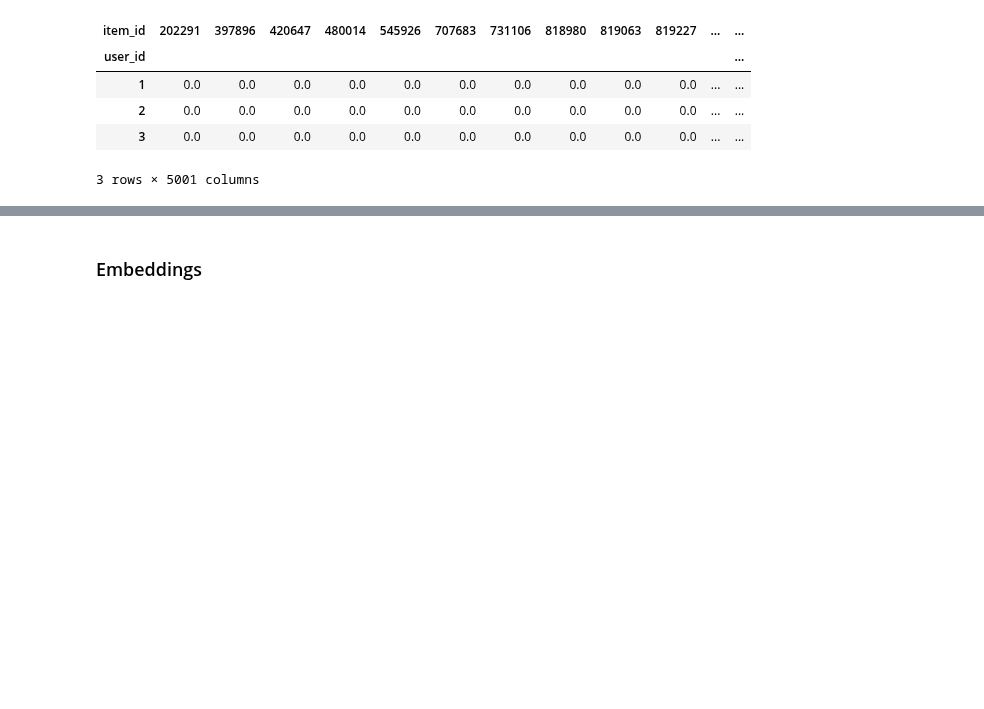
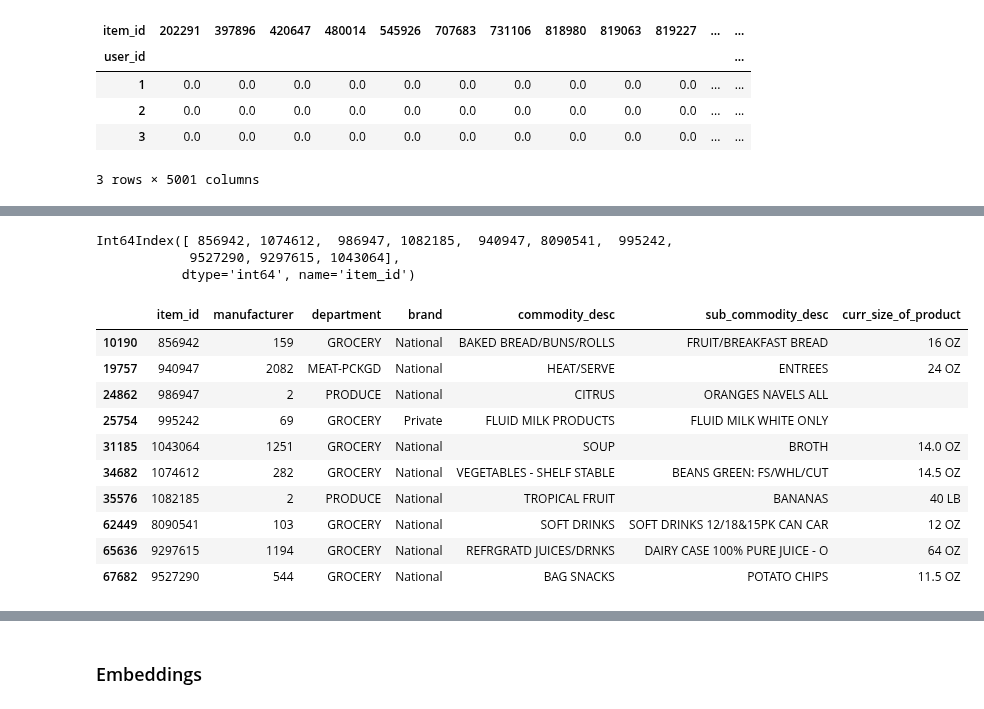
Before and after one commit to stureiko/GeekBrains, a Jupyter notebook: Recomendation_System/webinar_3/webinar_3.ipynb, the cells around one changed output, grey strips where cells are left out. Saved outputs shown, nothing was run; the diff lists cells and outputs as text; code cells hidden in the pictures; blank space fills up the shorter version.

```diff
--- a/Recomendation_System/webinar_3/webinar_3.ipynb
+++ b/Recomendation_System/webinar_3/webinar_3.ipynb
@@ -190,0 +212,22 @@ Wall time: 3.68 s
+# %%
+top_items = data_train.query('user_id == @userid_to_id[2] and item_id != 999999')\
+            .groupby('item_id')['quantity'].sum().sort_values(ascending=False)[:10].index
+top_items
+# %% [output]
+Int64Index([ 856942, 1074612,  986947, 1082185,  940947, 8090541,  995242,
+            9527290, 9297615, 1043064],
+           dtype='int64', name='item_id')
+# %%
+item_features.query('item_id in @top_items')
+# %% [output]
+|  | item_id | manufacturer | department | brand | commodity_desc | sub_commodity_desc | curr_size_of_product |
+| 10190 | 856942 | 159 | GROCERY | National | BAKED BREAD/BUNS/ROLLS | FRUIT/BREAKFAST BREAD | 16 OZ |
+| 19757 | 940947 | 2082 | MEAT-PCKGD | National | HEAT/SERVE | ENTREES | 24 OZ |
+| 24862 | 986947 | 2 | PRODUCE | National | CITRUS | ORANGES NAVELS ALL |  |
+| 25754 | 995242 | 69 | GROCERY | Private | FLUID MILK PRODUCTS | FLUID MILK WHITE ONLY |  |
+| 31185 | 1043064 | 1251 | GROCERY | National | SOUP | BROTH | 14.0 OZ |
+| 34682 | 1074612 | 282 | GROCERY | National | VEGETABLES - SHELF STABLE | BEANS GREEN: FS/WHL/CUT | 14.5 OZ |
+| 35576 | 1082185 | 2 | PRODUCE | National | TROPICAL FRUIT | BANANAS | 40 LB |
+| 62449 | 8090541 | 103 | GROCERY | National | SOFT DRINKS | SOFT DRINKS 12/18&15PK CAN CAR | 12 OZ |
+| 65636 | 9297615 | 1194 | GROCERY | National | REFRGRATD JUICES/DRNKS | DAIRY CASE 100% PURE JUICE - O | 64 OZ |
+| 67682 | 9527290 | 544 | GROCERY | National | BAG SNACKS | POTATO CHIPS | 11.5 OZ |
```
Also changed, not shown: parts of 30 cells of this notebook.
